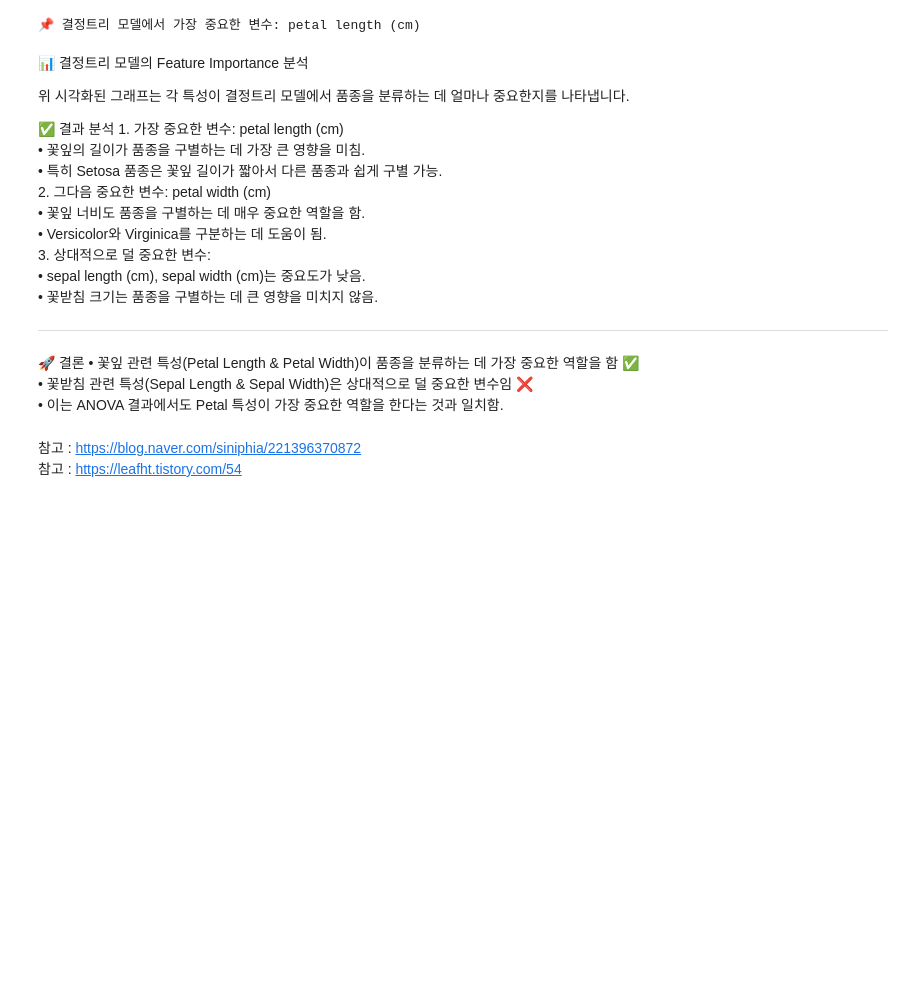
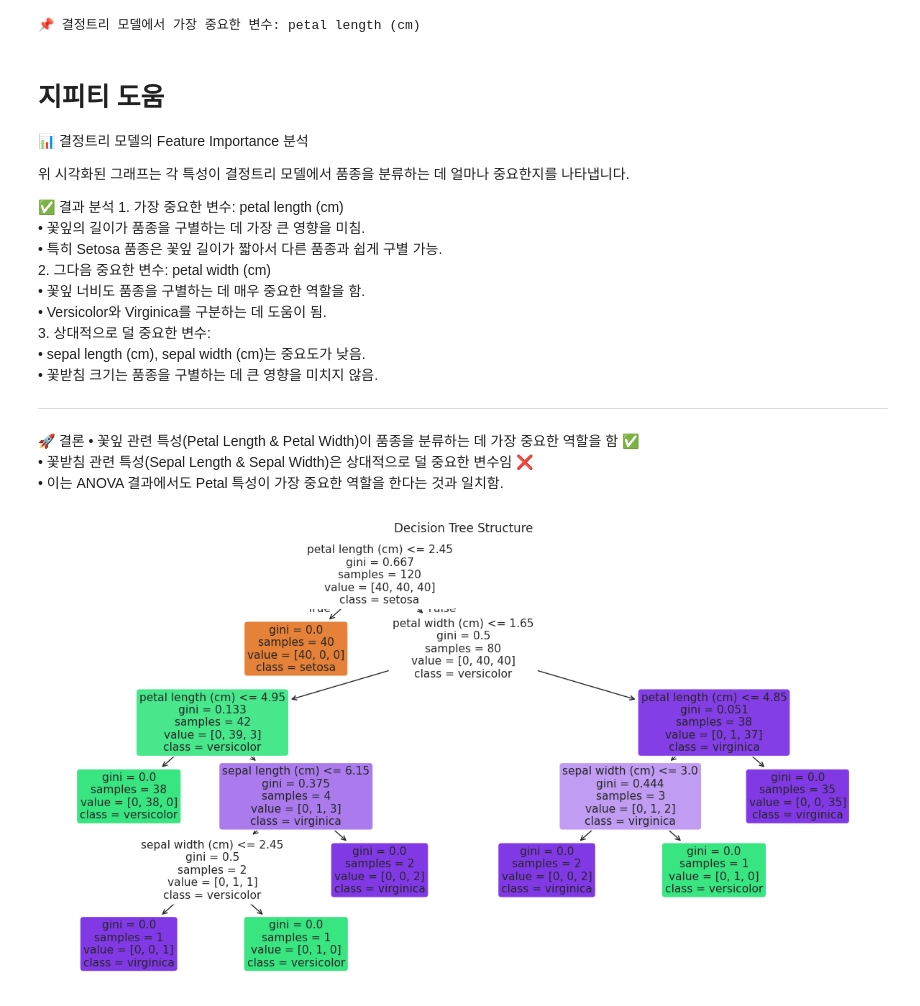
Before and after one commit to YiPhoebe/iris, a Jupyter notebook: result_report.ipynb, the cells around one changed output. Cells and saved outputs as stored; diff of their text form; code cells hidden in the pictures; blank space fills up the shorter version.

```diff
--- a/result_report.ipynb
+++ b/result_report.ipynb
@@ -581,6 +602,8 @@ print(f"📌 결정트리 모델에서 가장 중요한 변수: {most_important_
 [figure]
 📌 결정트리 모델에서 가장 중요한 변수: petal length (cm)
 # %% [markdown]
+# 지피티 도움
+
 📊 결정트리 모델의 Feature Importance 분석
 
 위 시각화된 그래프는 각 특성이 결정트리 모델에서 품종을 분류하는 데 얼마나 중요한지를 나타냅니다.
@@ -611,3 +628,12 @@ from sklearn.preprocessing import LabelEncoder
-# %% [markdown]
-참고 : https://blog.naver.com/siniphia/221396370872
-참고 : https://leafht.tistory.com/54
+# %%
+# 지피티 도움
+# ✅ 결정트리 모델의 구조 시각화
+from sklearn import tree
+
+# 트리 다이어그램 출력
+plt.figure(figsize=(15, 8))
+tree.plot_tree(dt_model, feature_names=X.columns, class_names=iris_data.target_names, filled=True, rounded=True)
+plt.title("Decision Tree Structure")
+plt.show()
+# %% [output]
+[figure, added]
```
Also changed, not shown: parts of 18 cells of this notebook.
